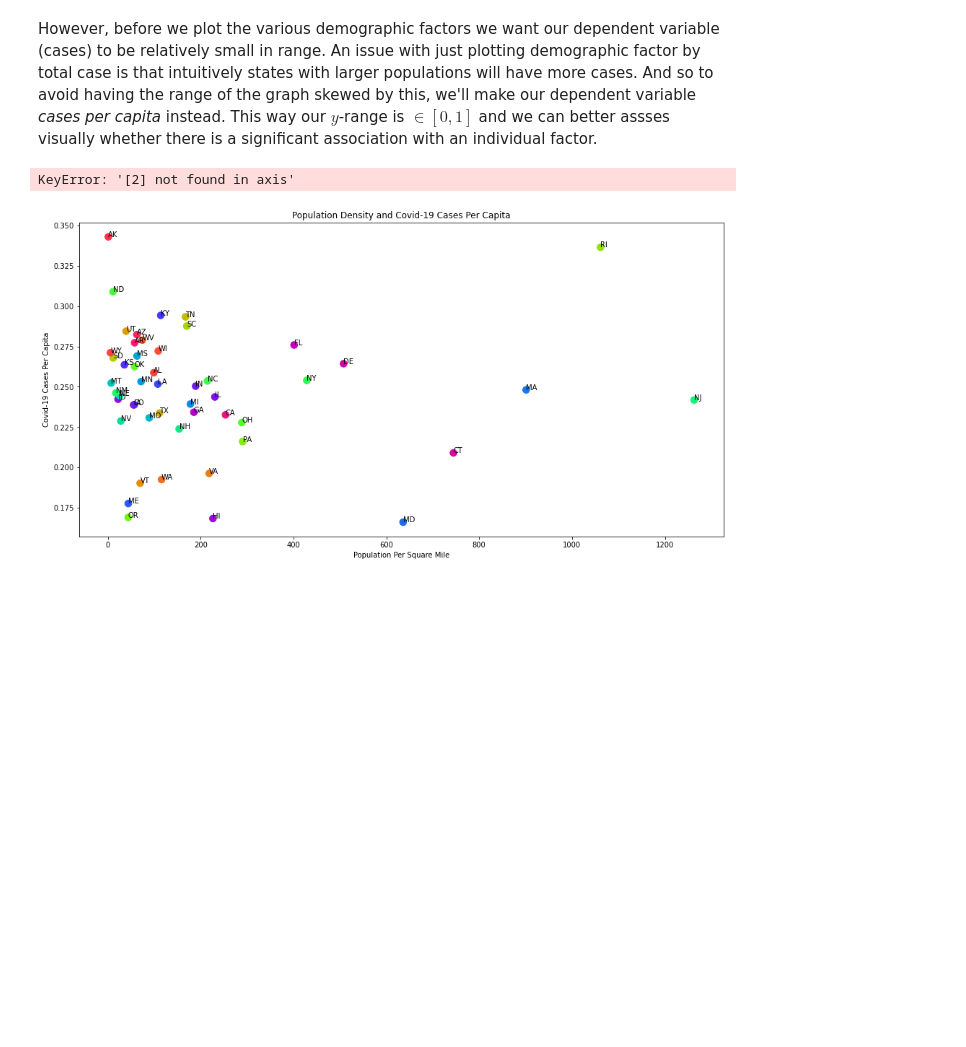
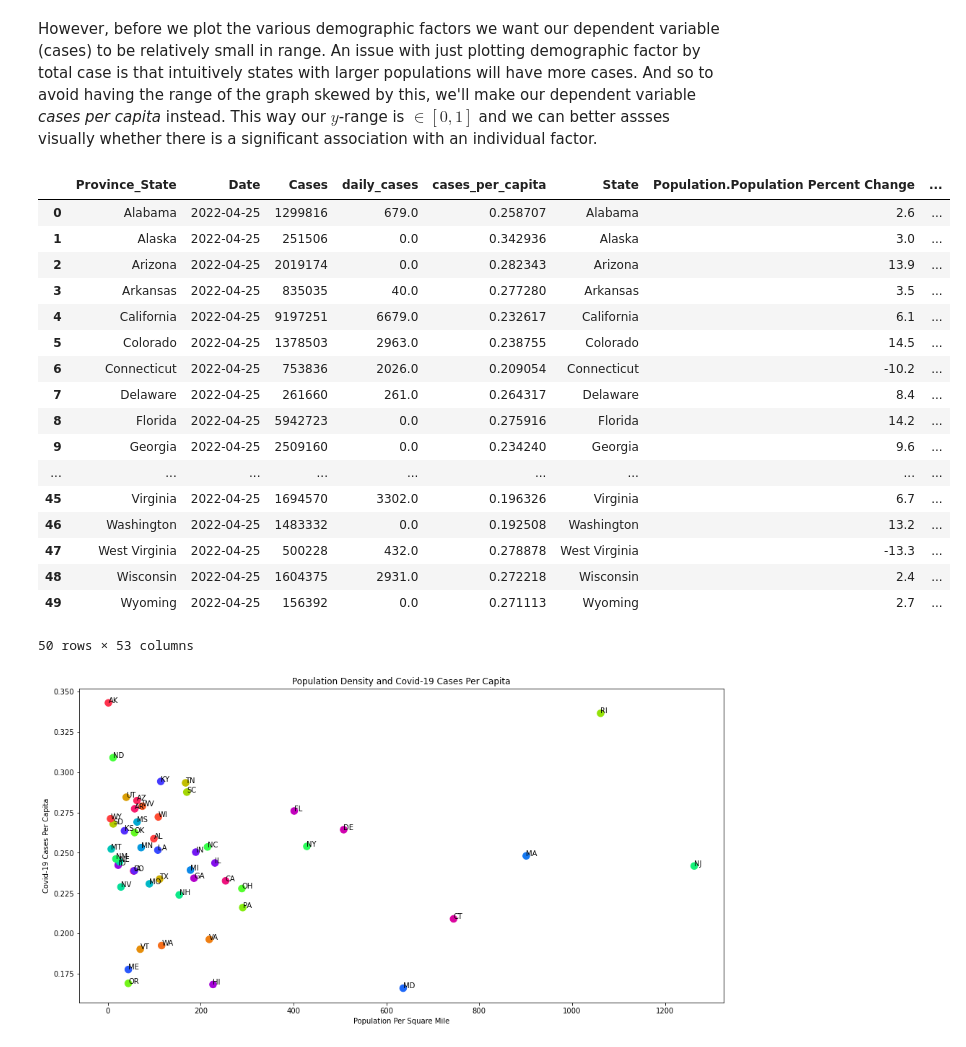
Before and after one commit to rwang0413/rwang4787.github.io, a Jupyter notebook: 320Final.ipynb, the cells around one changed output. Cells and saved outputs as stored; diff of their text form; code cells hidden in the pictures; blank space fills up the shorter version.

```diff
--- a/320Final.ipynb
+++ b/320Final.ipynb
@@ -272,14 +272,35 @@ However, before we plot the various demographic factors we want our dependent va
 # %%
 #datefilter= datefilter.drop(9074)
 state_demographics = state_demographics.drop(2)
+
 
 datefilter['cases_per_capita'] = np.NaN
 for i, row in datefilter.iterrows():
     s = row["Province_State"]
     population = state_demographics[state_demographics['State'] == s]['Population.2020 Population']
     datefilter.at[i, 'cases_per_capita'] = (row["Cases"]/float(population))
+
+datefilter = pd.merge(datefilter, state_demographics ,left_on='Province_State',right_on='State')
+datefilter
 # %% [output]
+|  | Province_State | Date | Cases | daily_cases | cases_per_capita | State | Population.Population Percent Change | ... |
+| 0 | Alabama | 2022-04-25 | 1299816 | 679.0 | 0.258707 | Alabama | 2.6 | ... |
+| 1 | Alaska | 2022-04-25 | 251506 | 0.0 | 0.342936 | Alaska | 3.0 | ... |
+| 2 | Arizona | 2022-04-25 | 2019174 | 0.0 | 0.282343 | Arizona | 13.9 | ... |
+| 3 | Arkansas | 2022-04-25 | 835035 | 40.0 | 0.277280 | Arkansas | 3.5 | ... |
+| 4 | California | 2022-04-25 | 9197251 | 6679.0 | 0.232617 | California | 6.1 | ... |
+| 5 | Colorado | 2022-04-25 | 1378503 | 2963.0 | 0.238755 | Colorado | 14.5 | ... |
+| 6 | Connecticut | 2022-04-25 | 753836 | 2026.0 | 0.209054 | Connecticut | -10.2 | ... |
+| 7 | Delaware | 2022-04-25 | 261660 | 261.0 | 0.264317 | Delaware | 8.4 | ... |
+| 8 | Florida | 2022-04-25 | 5942723 | 0.0 | 0.275916 | Florida | 14.2 | ... |
+| 9 | Georgia | 2022-04-25 | 2509160 | 0.0 | 0.234240 | Georgia | 9.6 | ... |
+| ... | ... | ... | ... | ... | ... | ... | ... | ... |
+| 45 | Virginia | 2022-04-25 | 1694570 | 3302.0 | 0.196326 | Virginia | 6.7 | ... |
+| 46 | Washington | 2022-04-25 | 1483332 | 0.0 | 0.192508 | Washington | 13.2 | ... |
+| 47 | West Virginia | 2022-04-25 | 500228 | 432.0 | 0.278878 | West Virginia | -13.3 | ... |
+| 48 | Wisconsin | 2022-04-25 | 1604375 | 2931.0 | 0.272218 | Wisconsin | 2.4 | ... |
+| 49 | Wyoming | 2022-04-25 | 156392 | 0.0 | 0.271113 | Wyoming | 2.7 | ... |
-KeyError: '[2] not found in axis'
+50 rows × 53 columns
 # %%
 # Maps state names to their abbreviations
 from us_state_abbrev import us_state_to_abbrev
```
Also changed, not shown: parts of 4 cells of this notebook.
